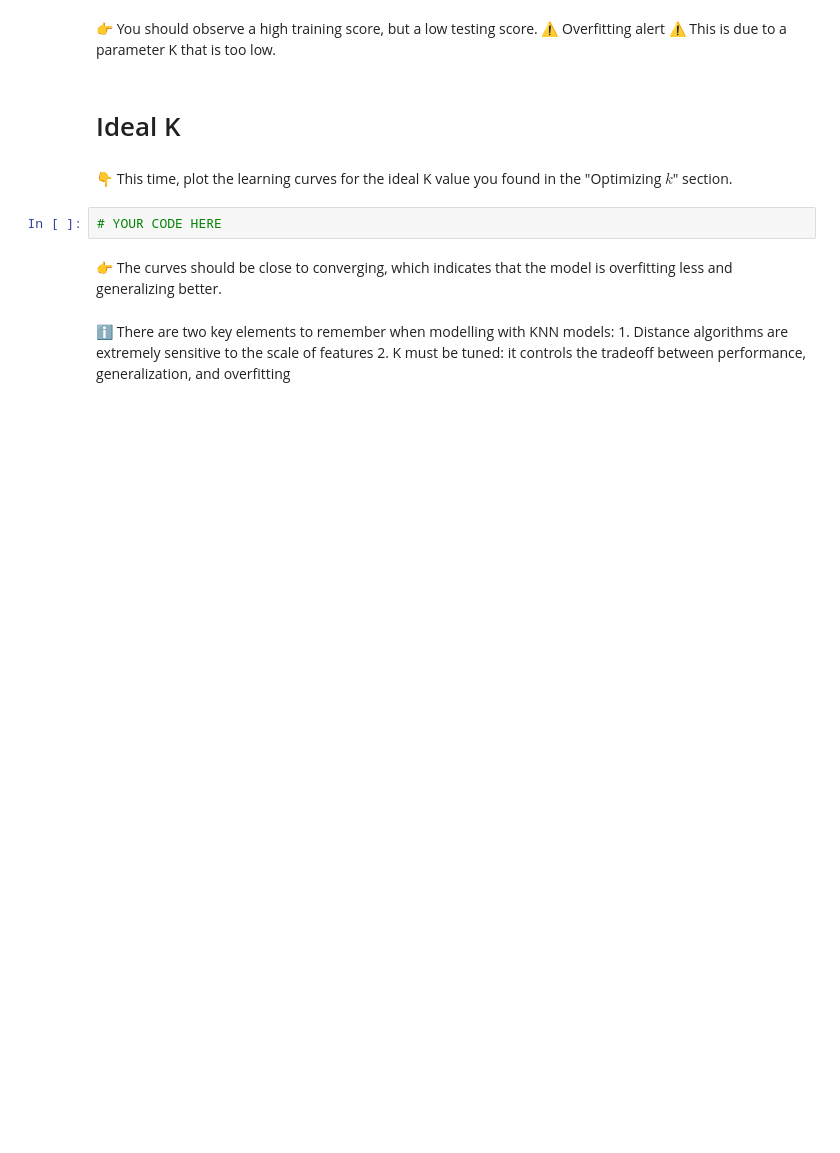
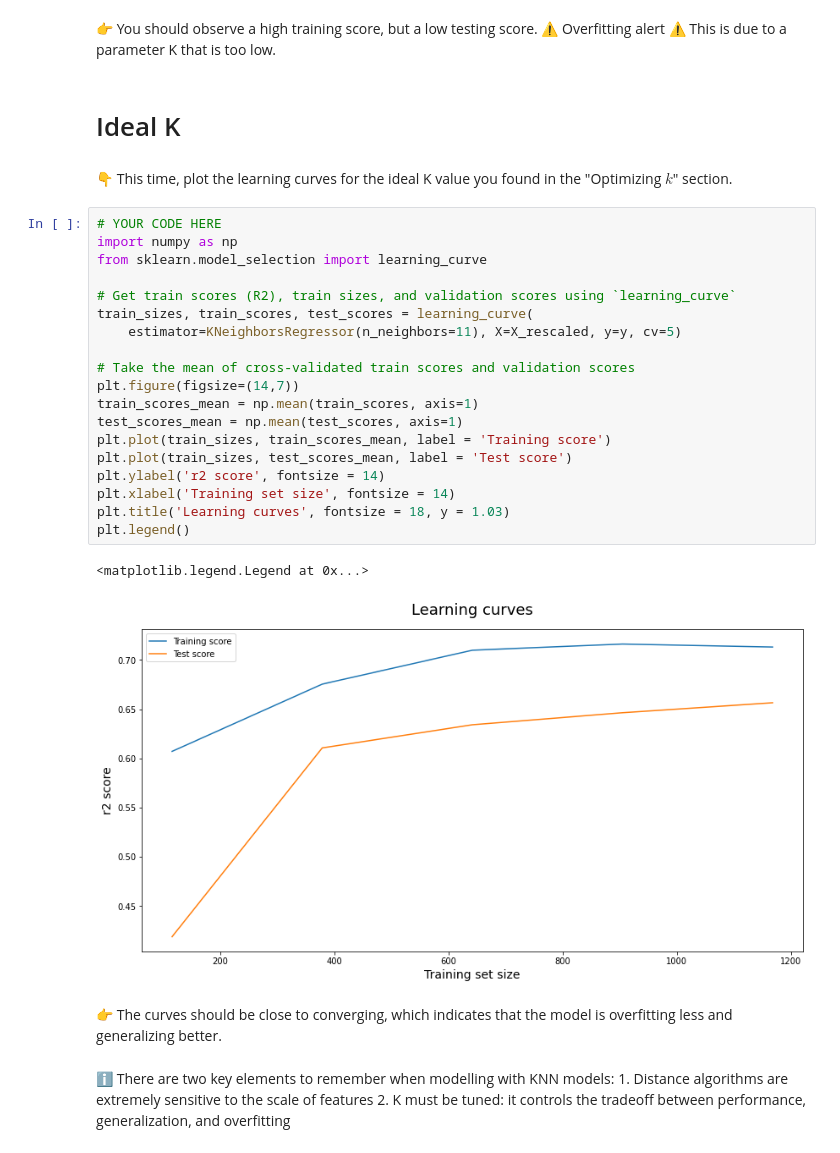
Before and after one commit to selmalopez/data-challenges, a Jupyter notebook: 05-ML/03-Performance-metrics/01-KNN/KNN.ipynb, the cells around one changed output. Saved outputs shown, nothing was run; the diff lists cells and outputs as text; blank space fills up the shorter version.

```diff
--- a/05-ML/03-Performance-metrics/01-KNN/KNN.ipynb
+++ b/05-ML/03-Performance-metrics/01-KNN/KNN.ipynb
@@ -108,8 +267,28 @@ print(result.check())
 # Ideal K
 # %% [markdown]
 👇 This time, plot the learning curves for the ideal K value you found in the "Optimizing $k$" section.
-# %%
-# YOUR CODE HERE
+# %%
+# YOUR CODE HERE
+import numpy as np
+from sklearn.model_selection import learning_curve
+
+# Get train scores (R2), train sizes, and validation scores using `learning_curve`
+train_sizes, train_scores, test_scores = learning_curve(
+    estimator=KNeighborsRegressor(n_neighbors=11), X=X_rescaled, y=y, cv=5)
+
+# Take the mean of cross-validated train scores and validation scores
+plt.figure(figsize=(14,7))
+train_scores_mean = np.mean(train_scores, axis=1)
+test_scores_mean = np.mean(test_scores, axis=1)
+plt.plot(train_sizes, train_scores_mean, label = 'Training score')
+plt.plot(train_sizes, test_scores_mean, label = 'Test score')
+plt.ylabel('r2 score', fontsize = 14)
+plt.xlabel('Training set size', fontsize = 14)
+plt.title('Learning curves', fontsize = 18, y = 1.03)
+plt.legend()
+# %% [output]
+<matplotlib.legend.Legend at 0x...>
+[figure, added]
 # %% [markdown]
 👉 The curves should be close to converging, which indicates that the model is overfitting less and generalizing better.
 # %% [markdown]
```
Also changed, not shown: parts of 21 cells of this notebook, 4 other files.
